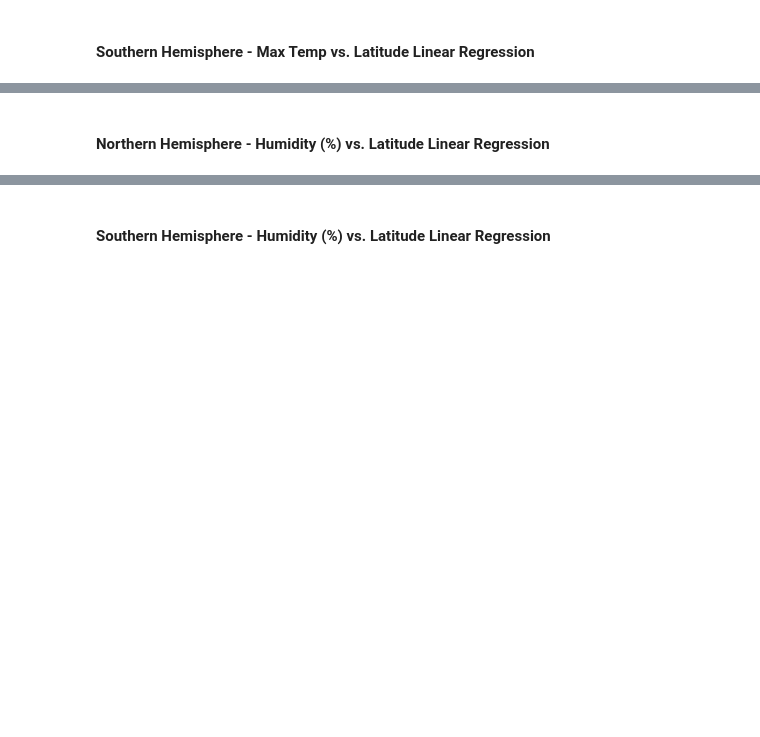
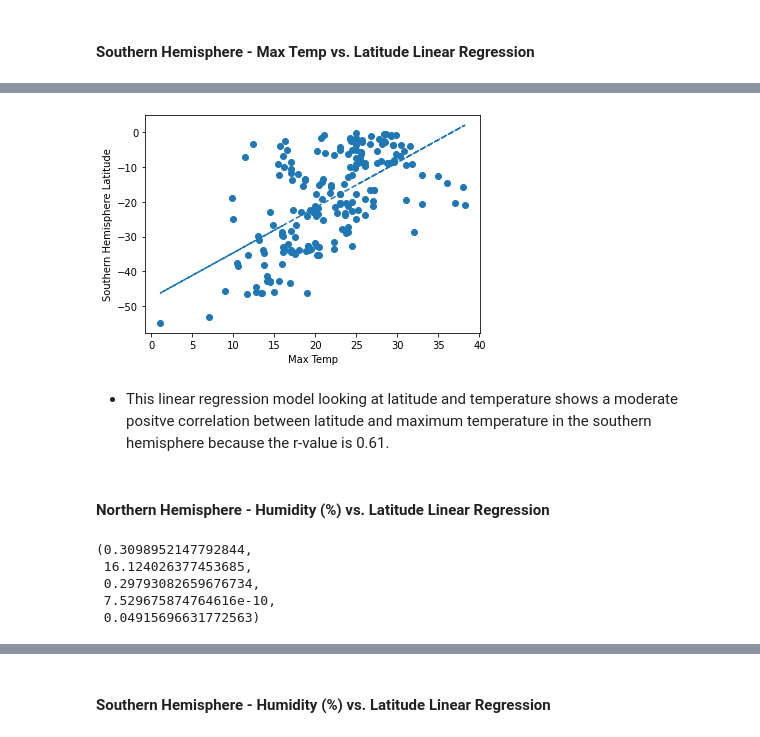
Before and after one commit to Mquinton28/Python_APIs, a Jupyter notebook: WeatherPy-Final.ipynb, the cells around one changed output, grey strips where cells are left out. Cells and saved outputs as stored; diff of their text form; code cells hidden in the pictures; blank space fills up the shorter version.

```diff
--- a/WeatherPy-Final.ipynb
+++ b/WeatherPy-Final.ipynb
@@ -143,2 +227,5 @@ plt.show()
 # %% [markdown]
 ####  Southern Hemisphere - Max Temp vs. Latitude Linear Regression
+# %%
+sh_slope, sh_int, nh_r, nh_p, nh_std_err = linregress(southern_hem['temp'], southern_hem['lat'])
+sh_fit = sh_slope * southern_hem['temp'] + sh_int
@@ -145,2 +240,14 @@ plt.show()
+# %%
+# Plot the linear model on top of scatter plot
+plt.scatter(southern_hem['temp'], southern_hem['lat'])
+plt.plot(southern_hem['temp'],sh_fit,"--")
+plt.xlabel('Max Temp')
+plt.ylabel('Southern Hemisphere Latitude')
+plt.savefig('Southern Hemisphere - Max Temp vs. Latitude Linear Regression.png')
+plt.show()
+# %% [output]
+[figure, added]
+# %% [markdown]
+- This linear regression model looking at latitude and temperature shows a moderate positve correlation between latitude and maximum temperature in the southern hemisphere because the r-value is 0.61.
 # %% [markdown]
 ####  Northern Hemisphere - Humidity (%) vs. Latitude Linear Regression
@@ -146,0 +257,8 @@ plt.show()
+# %%
+nh_slope, nh_int, nh_r, nh_p, nh_std_err
+# %% [output]
+(0.3098952147792844,
+ 16.124026377453685,
+ 0.29793082659676734,
+ 7.529675874764616e-10,
+ 0.04915696631772563)
```
Also changed, not shown: parts of 49 cells of this notebook, 15 other files.
